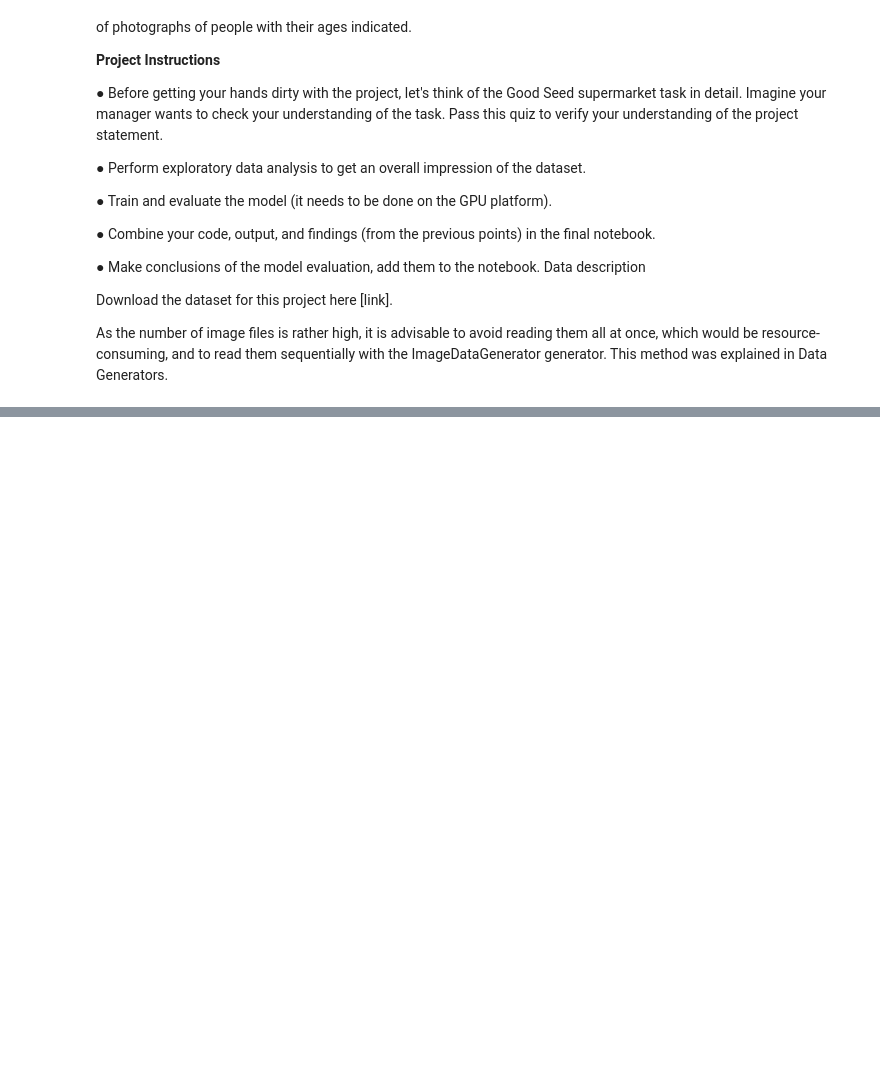
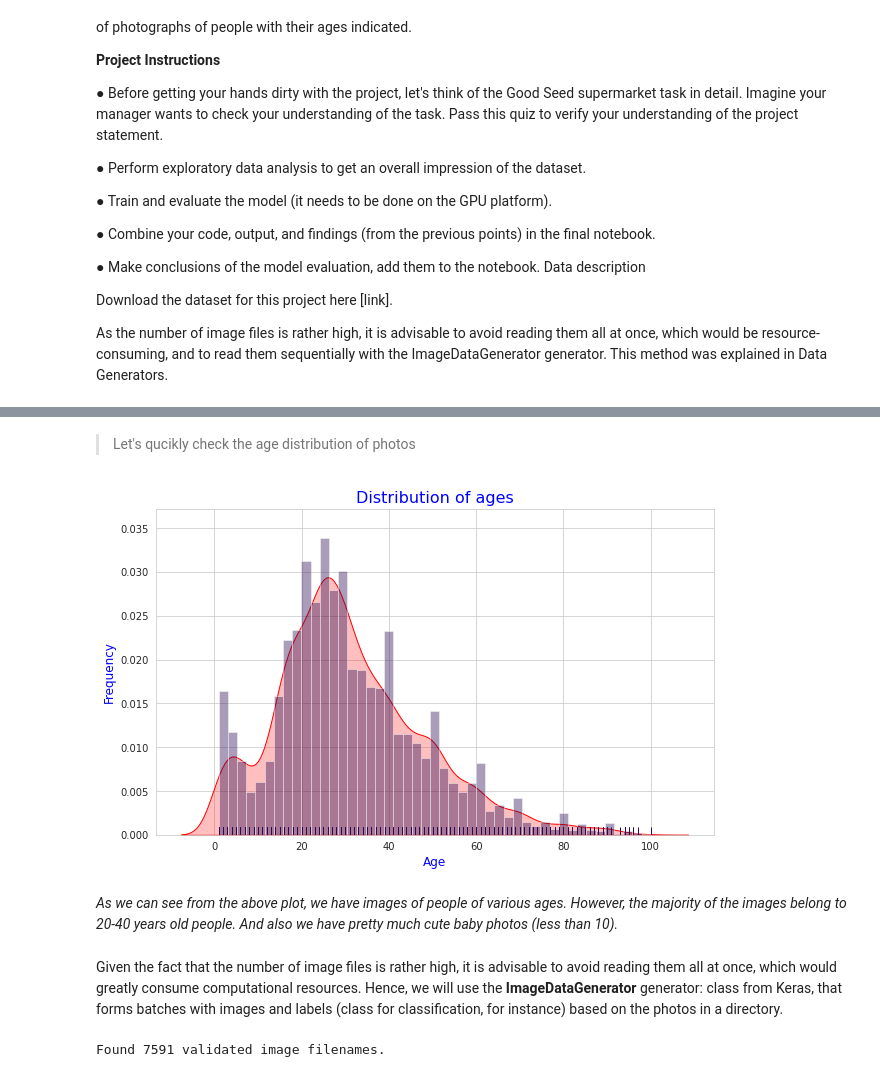
Before and after one commit to BernardKula/Introduction-To-Computer-Vision, a Jupyter notebook: Introduction_To_Computer_Vision_project_Bernard.ipynb, the cells around one changed output, grey strips where cells are left out. Saved outputs shown, nothing was run; the diff lists cells and outputs as text; code cells hidden in the pictures; blank space fills up the shorter version.

```diff
--- a/Introduction_To_Computer_Vision_project_Bernard.ipynb
+++ b/Introduction_To_Computer_Vision_project_Bernard.ipynb
@@ -43,0 +49,4 @@ plt.imshow(array);
+# %%
+#load labels.csv and observe it
+labels = pd.read_csv('../input/appa-real-face-cropped/labels.csv')
+labels.head()
@@ -43,0 +60,41 @@ plt.imshow(array);
+# %% [markdown]
+> Let's qucikly check the age distribution of photos
+# %%
+plt.figure(figsize=(10, 6))
+sns.set_style('whitegrid')
+sns.set_palette('inferno')
+sns.distplot(labels['real_age'], rug=True, kde_kws={'shade':True, 'color':'r'})
+plt.xlabel('Age', fontsize=12, color='b')
+plt.ylabel('Frequency', fontsize=12, color='b')
+plt.title('Distribution of ages', fontsize=16, color='b')
+plt.show()
+# %% [output]
+[figure, added]
+# %% [markdown]
+*As we can see from the above plot, we have images of people of various ages. However, the majority of the images belong to 20-40 years old people. And also we have pretty much cute baby photos (less than 10).*
+# %% [markdown]
+Given the fact that the number of image files is rather high, it is advisable to avoid reading them all at once, which would greatly consume computational resources. Hence, we will use the **ImageDataGenerator** generator: class from Keras, that forms batches with images and labels (class for classification, for instance) based on the photos in a directory.
+# %%
+# create datagenerator object for training and validation datasets
+#rescale images using 1/255
+train_datagen = ImageDataGenerator(
+            #we will do normalization for image pixel values as following
+            rescale=1 / 255
+            )
+
+#use flow_from_dataframe method to load images from directory and labels from dataframe
+train_datagen_flow = train_datagen.flow_from_dataframe(
+    dataframe = labels,
+    directory='../input/appa-real-face-cropped/final_files/final_files',
+    x_col="file_name",
+    y_col="real_age",
+    #we are doing regression, so we will assign class_mode to 'raw'
+    class_mode="raw",
+    #to convert all images to same pixel size, for neural networks, all images should have similar size
+    target_size=(224,224),
+    #we will load images batch by batch (every time 32 images will be loaded)
+    batch_size=32,
+    seed=12345,
+    )
+# %% [output]
+Found 7591 validated image filenames.
```
Also changed, not shown: parts of 14 cells of this notebook.
